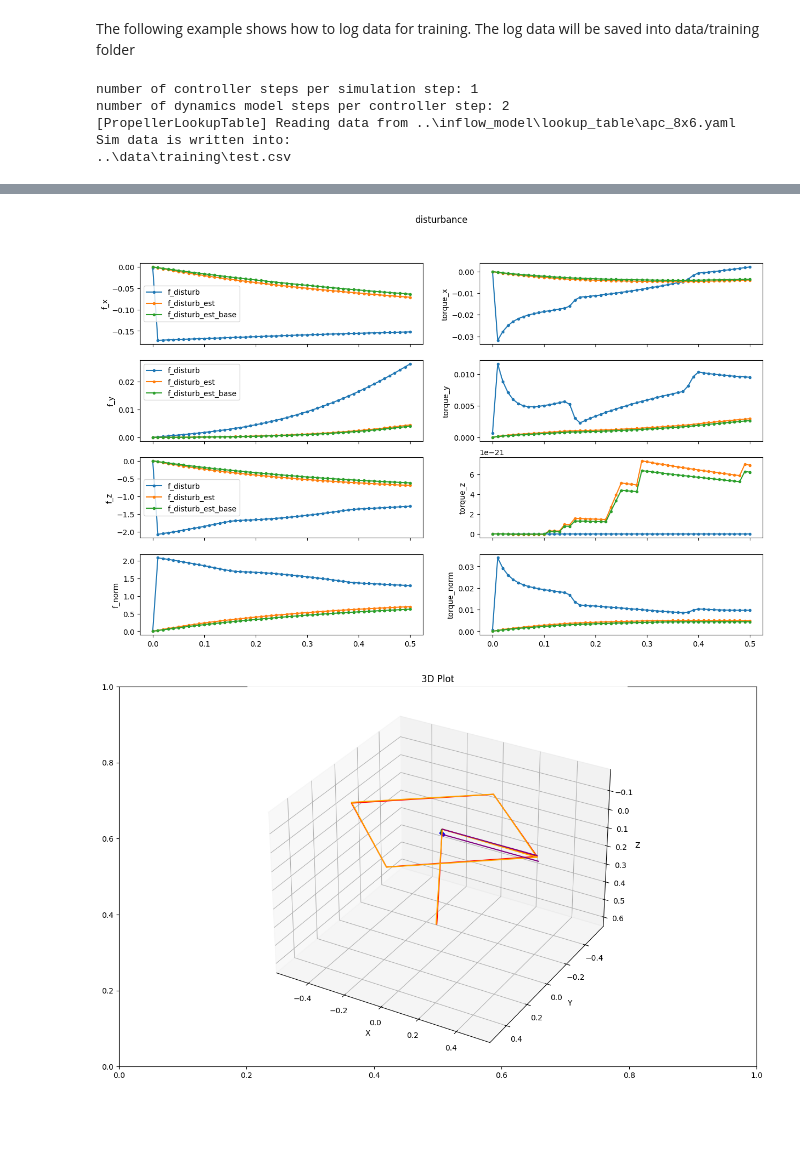
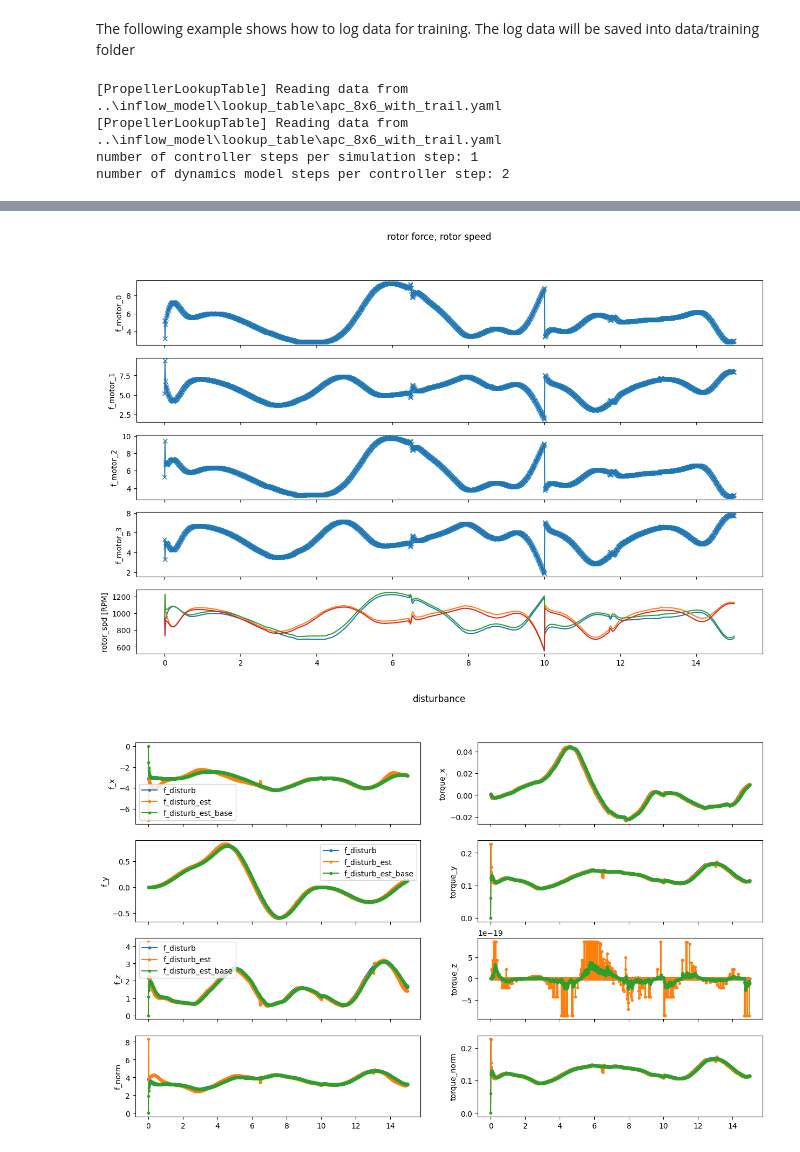
Before and after one commit to zzzzzzhym/DroneSimulator, a Jupyter notebook: simulation/simulation_user_guide.ipynb, the cells around one changed output, grey strips where cells are left out. Cells and saved outputs as stored; diff of their text form; code cells hidden in the pictures; blank space fills up the shorter version.

```diff
--- a/simulation/simulation_user_guide.ipynb
+++ b/simulation/simulation_user_guide.ipynb
@@ -1,6 +1,7 @@
 # %% [markdown]
 The following example shows how to log data for training. The log data will be saved into data/training folder
 # %%
+# %matplotlib tk
 import matplotlib.pyplot as plt
 import sys
 import os
@@ -17,13 +18,13 @@ import manager
 
 plt.rcParams['figure.figsize'] = [15, 9]
 sim_test = manager.Manager()
-sim_test.run(0.5)
-sim_test.save_result('test')
+sim_test.set_up()
+sim_test.run(15.0)
+# sim_test.save_result('test')
 sim_test.plot()
 plt.show()
 # %% [output]
+[PropellerLookupTable] Reading data from ..\inflow_model\lookup_table\apc_8x6_with_trail.yaml
+[PropellerLookupTable] Reading data from ..\inflow_model\lookup_table\apc_8x6_with_trail.yaml
 number of controller steps per simulation step: 1
 number of dynamics model steps per controller step: 2
-[PropellerLookupTable] Reading data from ..\inflow_model\lookup_table\apc_8x6.yaml
-Sim data is written into:
-..\data\training\test.csv
@@ -38,2 +39,2 @@ Sim data is written into:
-[figure, old version]
+[figure, new version]
-[figure, old version]
+[figure, new version]
```
Also changed, not shown: parts of 1 cell of this notebook, 52 other files.
